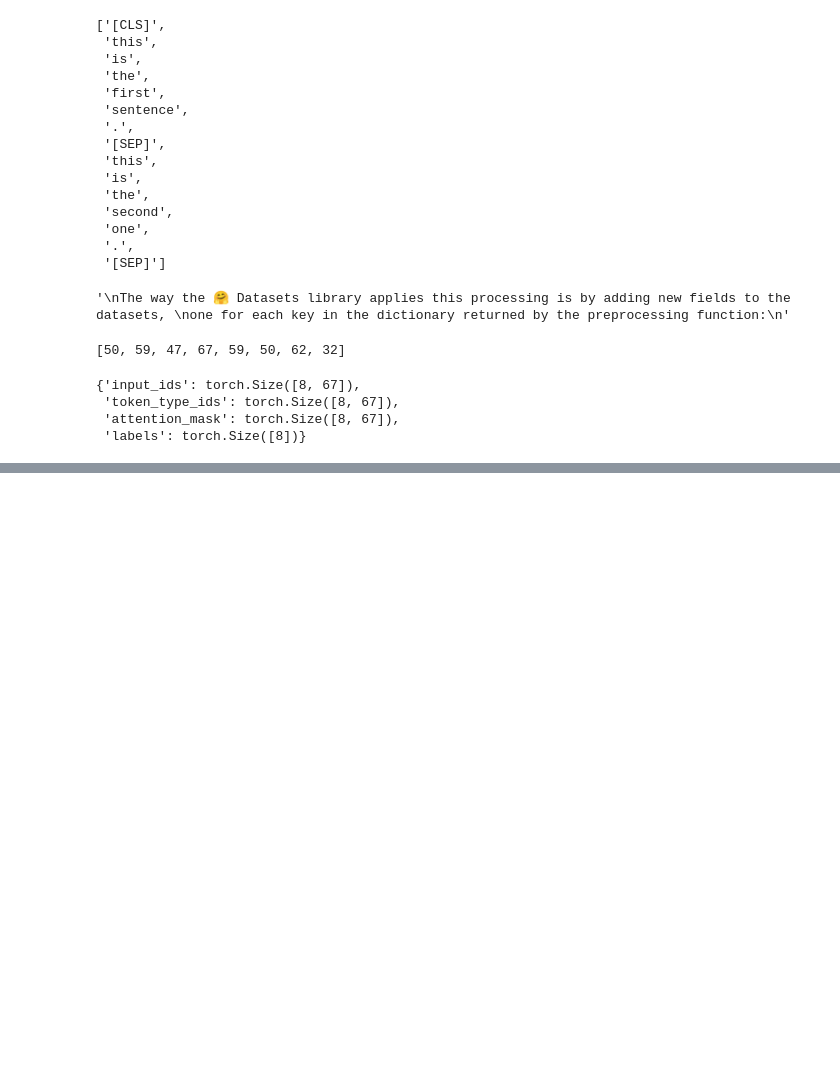
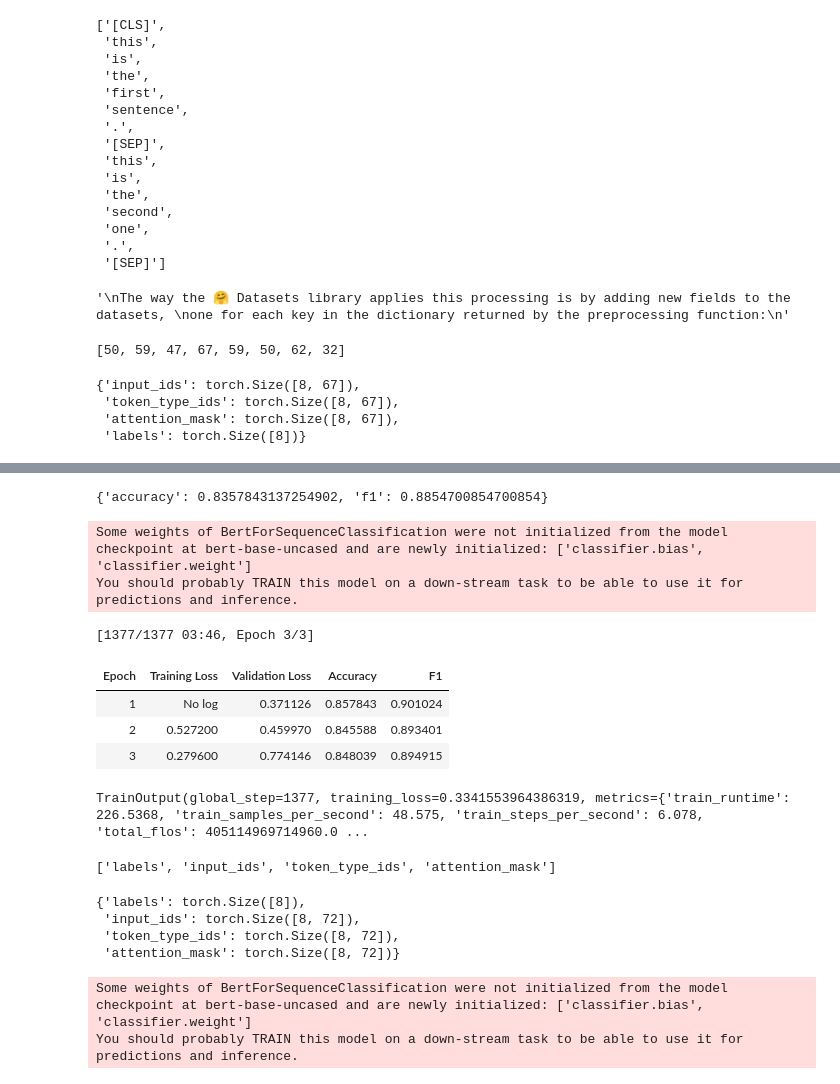
Before and after one commit to muhammedbalogun/HamoyeAI_internship-GenAI, a Jupyter notebook: stageD_labs_tag_along_code.ipynb, the cells around one changed output, grey strips where cells are left out. Cells and saved outputs as stored; diff of their text form; code cells hidden in the pictures; blank space fills up the shorter version.

```diff
--- a/stageD_labs_tag_along_code.ipynb
+++ b/stageD_labs_tag_along_code.ipynb
@@ -156,0 +282,3 @@ ImportError: Using the `Trainer` with `PyTorch` requires `accelerate>=0.21.0`: P
+# %%
+predictions = trainer.predict(tokenized_datasets["validation"])
+print(predictions.predictions.shape, predictions.label_ids.shape)
@@ -156,0 +292,38 @@ ImportError: Using the `Trainer` with `PyTorch` requires `accelerate>=0.21.0`: P
+# %%
+import evaluate
+
+metric = evaluate.load("glue", "mrpc")
+metric.compute(predictions=preds, references=predictions.label_ids)
+# %% [output]
+{'accuracy': 0.8357843137254902, 'f1': 0.8854700854700854}
+# %%
+def compute_metrics(eval_preds):
+    metric = evaluate.load("glue", "mrpc")
+    logits, labels = eval_preds
+    predictions = np.argmax(logits, axis=-1)
+    return metric.compute(predictions=predictions, references=labels)
+# %%
+training_args = TrainingArguments("test-trainer", evaluation_strategy="epoch")
+model = AutoModelForSequenceClassification.from_pretrained(checkpoint, num_labels=2)
+
+trainer = Trainer(
+    model,
+    training_args,
+    train_dataset=tokenized_datasets["train"],
+    eval_dataset=tokenized_datasets["validation"],
+    data_collator=data_collator,
+    tokenizer=tokenizer,
+    compute_metrics=compute_metrics,
+)
+# %% [output]
+Some weights of BertForSequenceClassification were not initialized from the model checkpoint at bert-base-uncased and are newly initialized: ['classifier.bias', 'classifier.weight']
+You should probably TRAIN this model on a down-stream task to be able to use it for predictions and inference.
+# %%
+trainer.train()
+# %% [output]
+[1377/1377 03:46, Epoch 3/3]
+| Epoch | Training Loss | Validation Loss | Accuracy | F1 |
+| 1 | No log | 0.371126 | 0.857843 | 0.901024 |
+| 2 | 0.527200 | 0.459970 | 0.845588 | 0.893401 |
+| 3 | 0.279600 | 0.774146 | 0.848039 | 0.894915 |
+TrainOutput(global_step=1377, training_loss=0.3341553964386319, metrics={'train_runtime': 226.5368, 'train_samples_per_second': 48.575, 'train_steps_per_second': 6.078, 'total_flos': 405114969714960.0 ...
@@ -156,0 +345,9 @@ ImportError: Using the `Trainer` with `PyTorch` requires `accelerate>=0.21.0`: P
+# %%
+tokenized_datasets = tokenized_datasets.remove_columns(["sentence1", "sentence2", "idx"])
+tokenized_datasets = tokenized_datasets.rename_column("label", "labels")
+tokenized_datasets.set_format("torch")
+tokenized_datasets["train"].column_names
+
+# After applying these methods, we can verify that the resulting dataset only contains columns that our model expects:
+# %% [output]
+['labels', 'input_ids', 'token_type_ids', 'attention_mask']
@@ -156,0 +363,16 @@ ImportError: Using the `Trainer` with `PyTorch` requires `accelerate>=0.21.0`: P
+# %%
+for batch in train_dataloader:
+    break
+{k: v.shape for k, v in batch.items()}
+# %% [output]
+{'labels': torch.Size([8]),
+ 'input_ids': torch.Size([8, 72]),
+ 'token_type_ids': torch.Size([8, 72]),
+ 'attention_mask': torch.Size([8, 72])}
+# %%
+from transformers import AutoModelForSequenceClassification
+
+model = AutoModelForSequenceClassification.from_pretrained(checkpoint, num_labels=2)
+# %% [output]
+Some weights of BertForSequenceClassification were not initialized from the model checkpoint at bert-base-uncased and are newly initialized: ['classifier.bias', 'classifier.weight']
+You should probably TRAIN this model on a down-stream task to be able to use it for predictions and inference.
```
Also changed, not shown: parts of 26 cells of this notebook.
